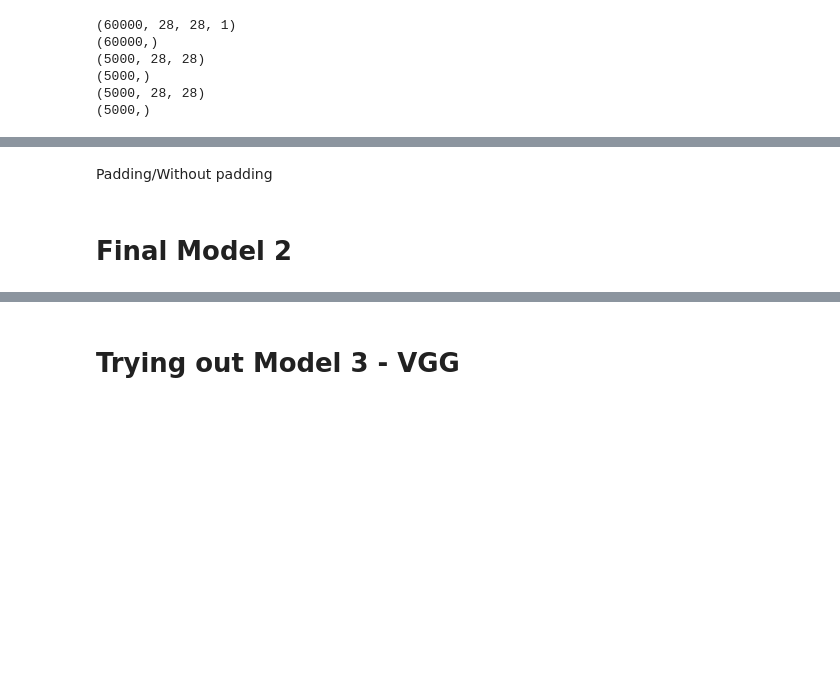
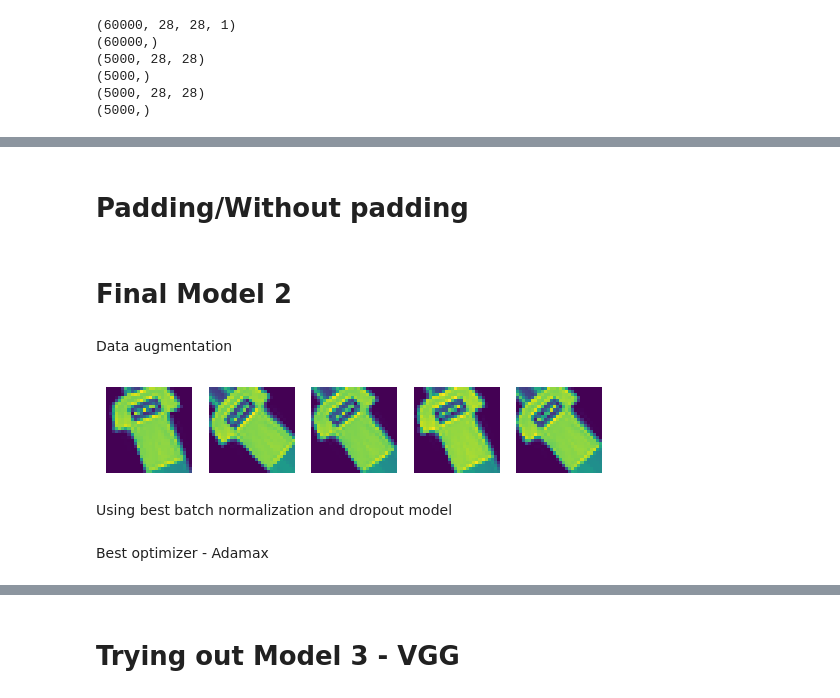
Before and after one commit to Xyl0w/DeepLearning_CA1, a Jupyter notebook: Assignment_1/work.ipynb, the cells around one changed output, grey strips where cells are left out. Drawn from its saved outputs; the diff is of its cells as text; code cells hidden in the pictures; blank space fills up the shorter version.

```diff
--- a/Assignment_1/work.ipynb
+++ b/Assignment_1/work.ipynb
@@ -1081,0 +1308,7 @@ NameError: name 'tuner' is not defined
+# %%
+# plot classification matrix
+for i in optimizers:
+    print("Classification report for model {}".format(i))
+    print_classification('optimizer_model_2_DO_BN_{}.hdf5'.format(i))
+    print()
+    print()
@@ -1082,4 +1333,38 @@ NameError: name 'tuner' is not defined
 # %% [markdown]
-Padding/Without padding
+# Padding/Without padding
 # %% [markdown]
 # Final Model 2
+# %% [markdown]
+Data augmentation
+# %%
+#data augmentation
+from keras.preprocessing.image import ImageDataGenerator
+datagen = ImageDataGenerator(
+    featurewise_center=False,
+    samplewise_center=False,
+    featurewise_std_normalization=False,
+    samplewise_std_normalization=False,
+    zca_whitening=False,
+    rotation_range=50,
+    width_shift_range=0.01,
+    height_shift_range=0.01,
+    horizontal_flip=False,
+    vertical_flip=False)
+
+datagen.fit(x_train)
+
+from matplotlib import pyplot as plt
+
+gen = datagen.flow(x_train[1:2], batch_size=1)
+for i in range(1, 6):
+    plt.subplot(1,5,i)
+    plt.axis("off")
+    plt.imshow(gen.next().squeeze())
+    plt.plot()
+plt.show()
+# %% [output]
+[figure, added]
+# %% [markdown]
+Using best batch normalization and dropout model
+# %% [markdown]
+Best optimizer - Adamax
```
Also changed, not shown: parts of 33 cells of this notebook, 8 other files.
